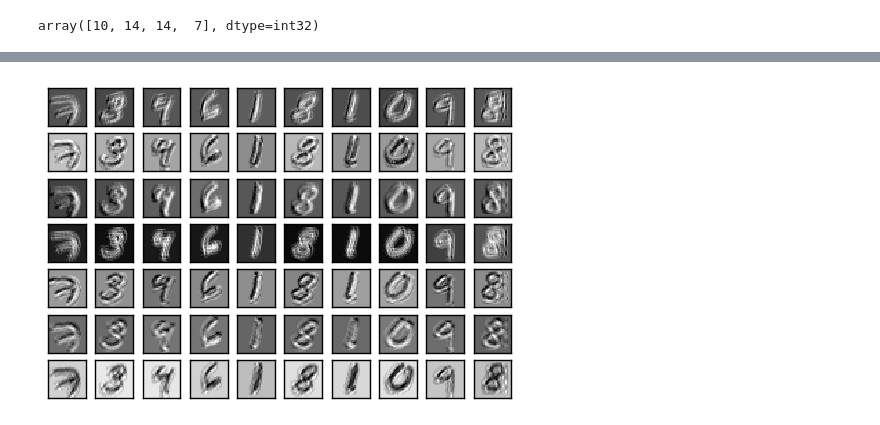
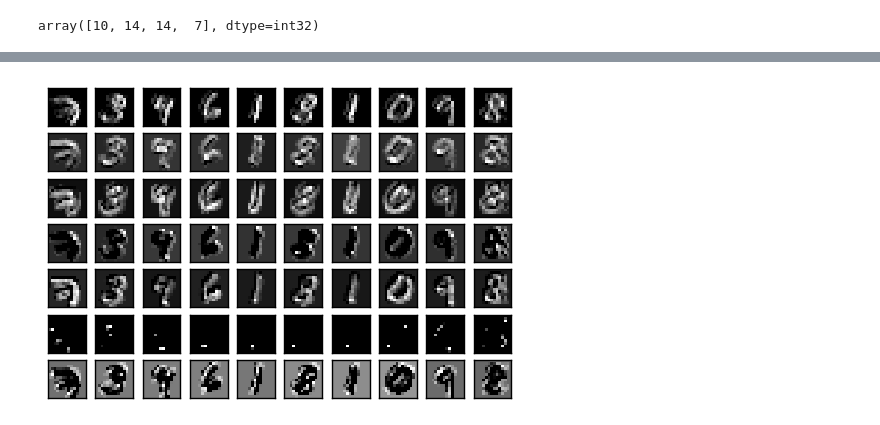
Before and after one commit to RaduStoicescu/TensorFlow-in-small-bites, a Jupyter notebook: 2.2 Convolutional Layer.ipynb, the cells around one changed output, grey strips where cells are left out. Cells and saved outputs as stored; diff of their text form; code cells hidden in the pictures.

```diff
--- a/2.2 Convolutional Layer.ipynb
+++ b/2.2 Convolutional Layer.ipynb
@@ -125,9 +125,9 @@ def convolutional_layer(input, filter_size, in_channels, out_channels):
 # %% [markdown]
 <img align="left" src="files/old.png"> **Old Code:** Plot
 # %%
-result_image = filter(x, 5, 1, 7)
+result_image = convolutional_layer(x, 5, 1, 7)
 
 sess.run(tf.initialize_all_variables())
-plot_img(sess.run(result_image),28,7,10)
+plot_img(sess.run(result_image),14,7,10)
 # %% [output]
-[figure, old version]
+[figure, new version]
```
Also changed, not shown: parts of 3 cells of this notebook, 8 other files.
